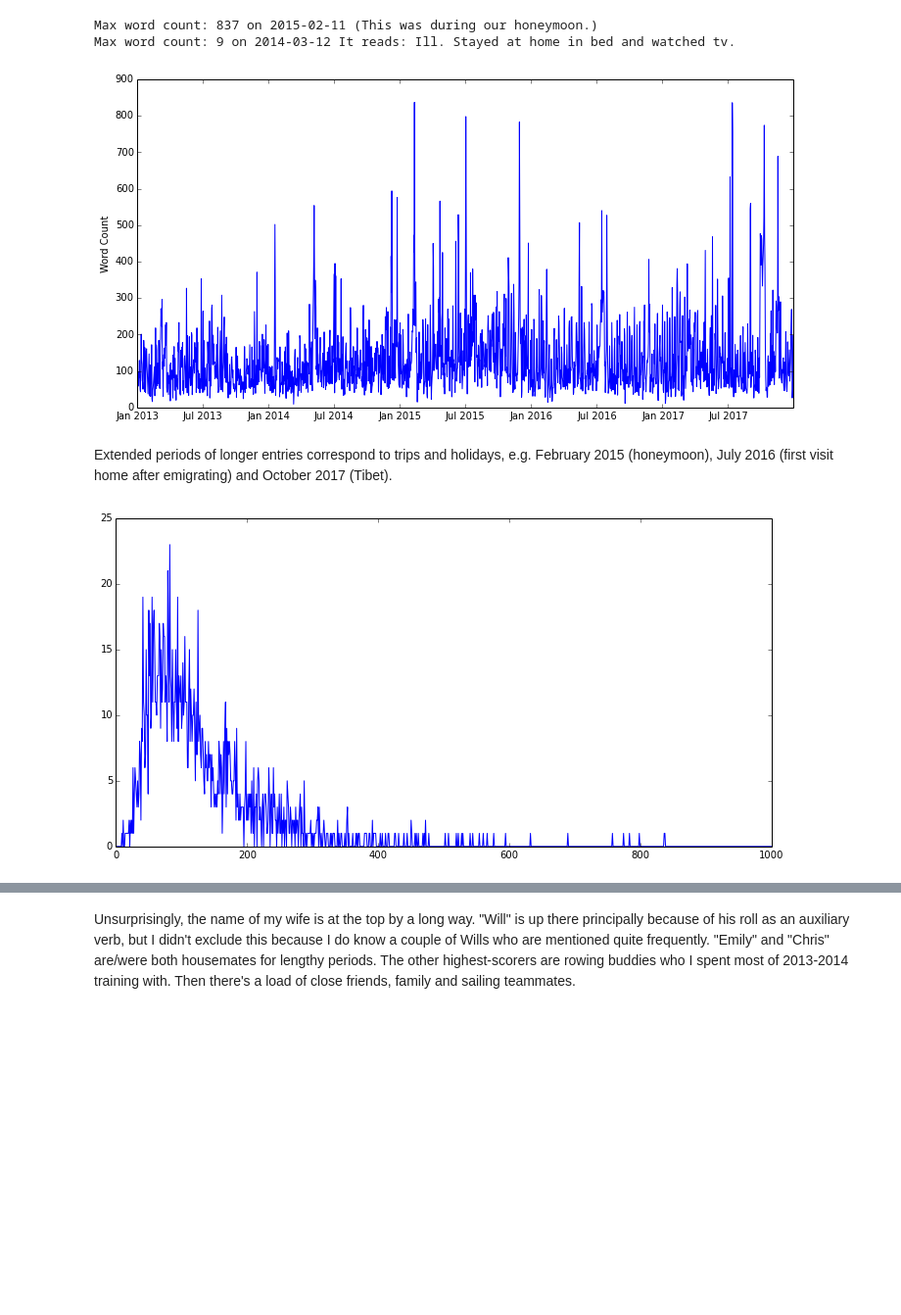
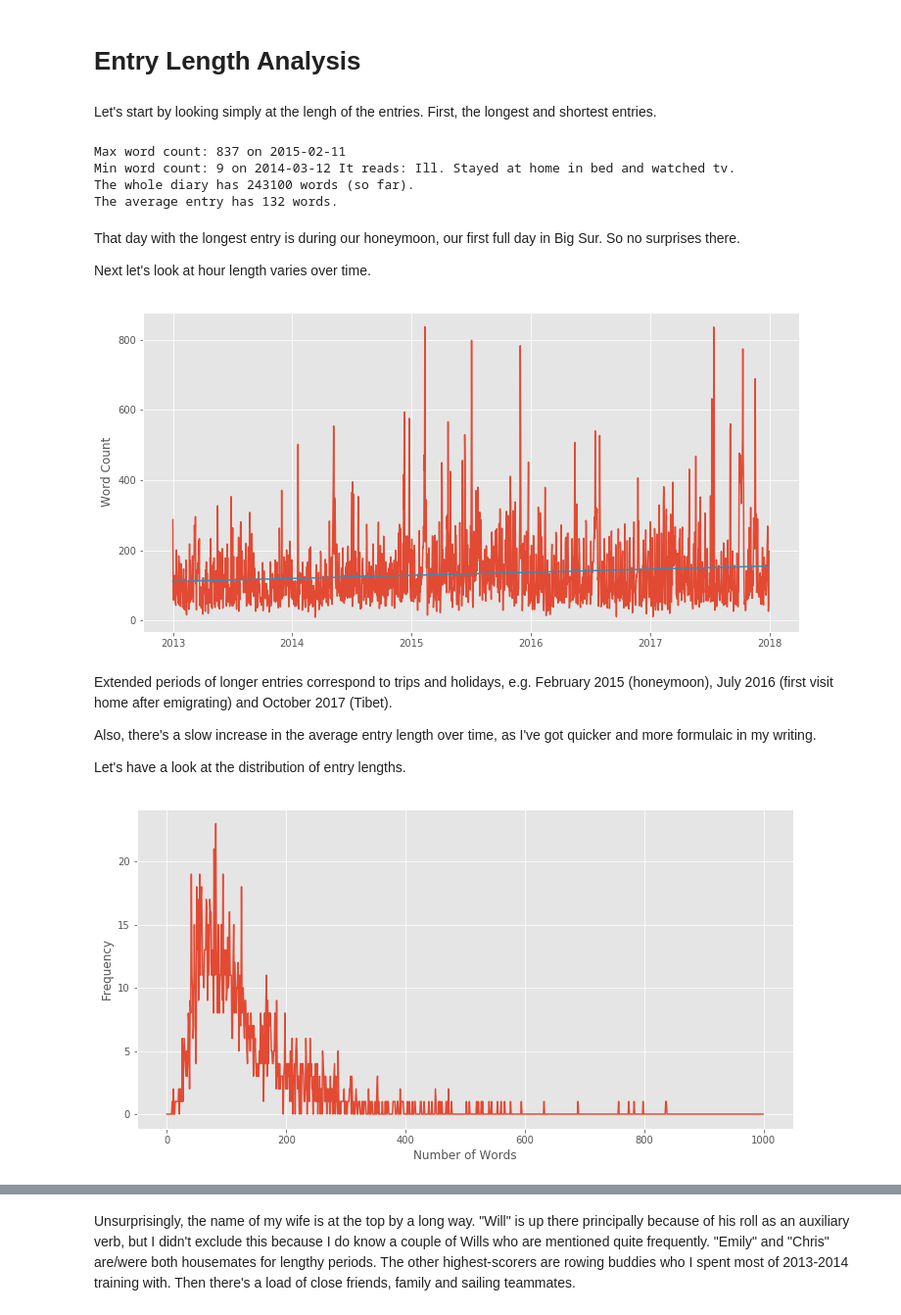
Before and after one commit to drpeteb/diary-digging, a Jupyter notebook: diary-digging.ipynb, the cells around one changed output, grey strips where cells are left out. Shown at 98% size. Drawn from its saved outputs; the diff is of its cells as text; code cells hidden in the pictures; blank space fills up the shorter version.

```diff
--- a/diary-digging.ipynb
+++ b/diary-digging.ipynb
@@ -1,16 +5,25 @@
 # %%
+# Get some useful python library stuff
 import re
 import string
 import datetime as dt
 from collections import deque, defaultdict
 
+# Get some analysis packages
 import numpy as np
 import pandas as pd
 import matplotlib.pyplot as plt
 
-from IPython.display import display, Markdown
+# Get some iPython jazz
+from IPython.display import display
 
+# Get some modely things
+from sklearn.feature_extraction.text import CountVectorizer
+from sklearn.linear_model import LogisticRegression
+
+# Abracadabra
 %matplotlib inline
+plt.style.use('ggplot')
 # %%
 # Load diary
 with open('diary-2013-2017.txt') as f:
@@ -95,29 +110,53 @@ months = [
     'December',
 ]
 diary['date'] = diary.apply(lambda row: dt.date(row['year'], 1 + months.index(row['month']), row['day']), axis=1)
+# %% [markdown]
+# Entry Length Analysis
+# %% [markdown]
+Let's start by looking simply at the lengh of the entries. First, the longest and shortest entries.
 # %%
 # Add a word count column
 diary['word_count'] = diary.apply(lambda row: len(row['text'].split()), axis=1)
 
 # When was the longest entry
-print('Max word count: ' + str(max(diary['word_count'])) + " on " + str(diary['date'][np.argmax(diary['word_count'])]) + ' (This was during our honeymoon.)')
+print('Max word count: ' + str(max(diary['word_count'])) + " on " + str(diary['date'][np.argmax(diary['word_count'])]))
 
 # When was the shortest entry
-print('Max word count: ' + str(min(diary['word_count'])) + " on " + str(diary['date'][np.argmin(diary['word_count'])]) + ' It reads: ' + diary['text'][np.argmin(diary['word_count'])])
+print('Min word count: ' + str(min(diary['word_count'])) + " on " + str(diary['date'][np.argmin(diary['word_count'])]) + ' It reads: ' + diary['text'][np.argmin(diary['word_count'])])
+
+# Total and average
+print('The whole diary has ' + str(diary['word_count'].sum()) + ' words (so far).')
+print('The average entry has ' + str(int(diary['word_count'].sum() / len(diary))) + ' words.')
 # %% [output]
-Max word count: 837 on 2015-02-11 (This was during our honeymoon.)
-Max word count: 9 on 2014-03-12 It reads: Ill. Stayed at home in bed and watched tv.
+Max word count: 837 on 2015-02-11
+Min word count: 9 on 2014-03-12 It reads: Ill. Stayed at home in bed and watched tv.
+The whole diary has 243100 words (so far).
+The average entry has 132 words.
+# %% [markdown]
+That day with the longest entry is during our honeymoon, our first full day in Big Sur. So no surprises there.
+
+Next let's look at hour length varies over time.
 # %%
 # Plot word count against date
 fig = plt.figure(figsize=(12, 6))
 ax = fig.add_subplot(1, 1, 1)
 ax.plot(diary['date'], diary['word_count'])
 ax.set_ylabel('Word Count')
+
+# Add a naive linear trendline
+idx = range(len(diary))
+z = np.polyfit(idx, diary['word_count'], 1)
+ax.plot(diary['date'], z[1] + idx * z[0])
+
 plt.show()
 # %% [output]
-[figure, old version]
+[figure, new version]
 # %% [markdown]
 Extended periods of longer entries correspond to trips and holidays, e.g. February 2015 (honeymoon), July 2016 (first visit home after emigrating) and October 2017 (Tibet).
+
+Also, there's a slow increase in the average entry length over time, as I've got quicker and more formulaic in my writing.
+
+Let's have a look at the distribution of entry lengths.
 # %%
 # Build a histogram of word counts
 length_counts = np.zeros(1000)
@@ -128,6 +167,8 @@ for count in diary['word_count']:
 fig = plt.figure(figsize=(12,6))
 ax = fig.add_subplot(1, 1, 1)
 ax.plot(length_counts)
+ax.set_xlabel("Number of Words")
+ax.set_ylabel("Frequency")
 fig.show()
 # %% [output]
-[figure, old version]
+[figure, new version]
```
Also changed, not shown: parts of 29 cells of this notebook, 3 other files.
